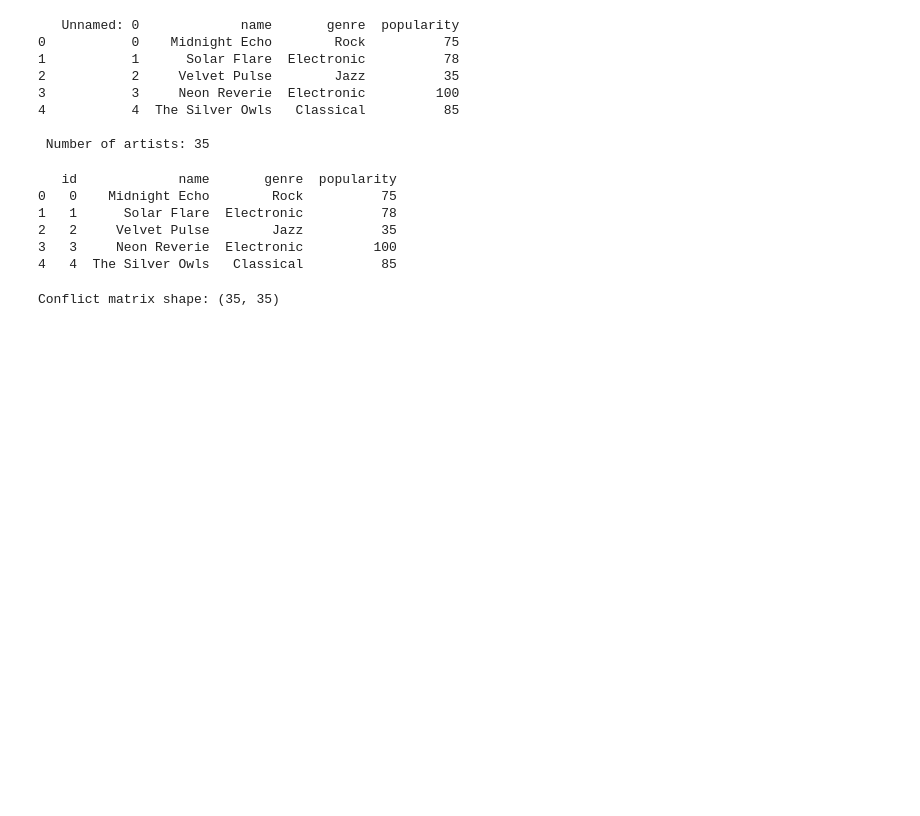
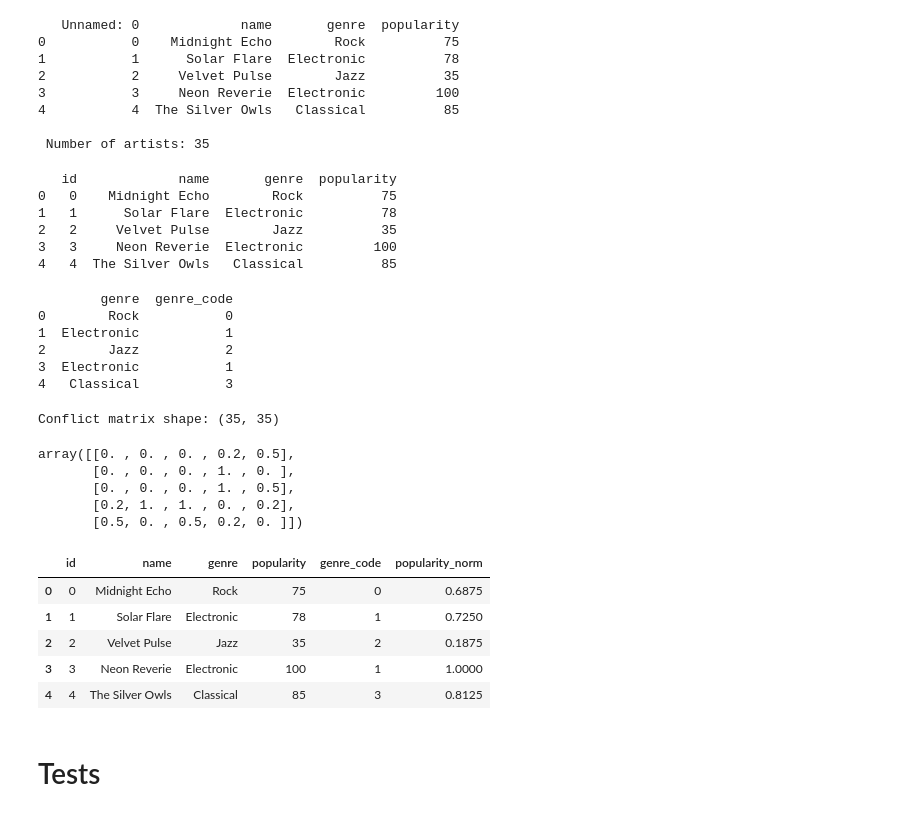
Before and after one commit to itsluaana/CIFO-Project, a Jupyter notebook: src/PROJECT.ipynb, the cells around one changed output. Drawn from its saved outputs; the diff is of its cells as text; code cells hidden in the pictures; blank space fills up the shorter version.

Commit message:
Added the code to .py files and the First tests on notebook

```diff
--- a/src/PROJECT.ipynb
+++ b/src/PROJECT.ipynb
@@ -40,5 +58,21 @@ print(artists_df.head())
 2   2     Velvet Pulse        Jazz          35
 3   3     Neon Reverie  Electronic         100
 4   4  The Silver Owls   Classical          85
+# %%
+artists_df['genre_code'], genre_uniques = pd.factorize(artists_df['genre'])
+
+print(artists_df[['genre', 'genre_code']].head())
+# %% [output]
+        genre  genre_code
+0        Rock           0
+1  Electronic           1
+2        Jazz           2
+3  Electronic           1
+4   Classical           3
+# %%
+# Normalize the 'popularity' column
+popularity = artists_df[['popularity']].values
+scaler = MinMaxScaler()
+artists_df['popularity_norm'] = scaler.fit_transform(popularity)
 # %%
 class Artist:
@@ -67,3 +104,22 @@ conflict_matrix = conflict_df.to_numpy()
 print("Conflict matrix shape:", conflict_matrix.shape)
 # %% [output]
 Conflict matrix shape: (35, 35)
+# %%
+conflict_matrix[:5, :5]
+# %% [output]
+array([[0. , 0. , 0. , 0.2, 0.5],
+       [0. , 0. , 0. , 1. , 0. ],
+       [0. , 0. , 0. , 1. , 0.5],
+       [0.2, 1. , 1. , 0. , 0.2],
+       [0.5, 0. , 0.5, 0.2, 0. ]])
+# %%
+artists_df.head()
+# %% [output]
+|  | id | name | genre | popularity | genre_code | popularity_norm |
+| 0 | 0 | Midnight Echo | Rock | 75 | 0 | 0.6875 |
+| 1 | 1 | Solar Flare | Electronic | 78 | 1 | 0.7250 |
+| 2 | 2 | Velvet Pulse | Jazz | 35 | 2 | 0.1875 |
+| 3 | 3 | Neon Reverie | Electronic | 100 | 1 | 1.0000 |
+| 4 | 4 | The Silver Owls | Classical | 85 | 3 | 0.8125 |
+# %% [markdown]
+# Tests
```
Also changed, not shown: parts of 8 cells of this notebook, 8 other files.
